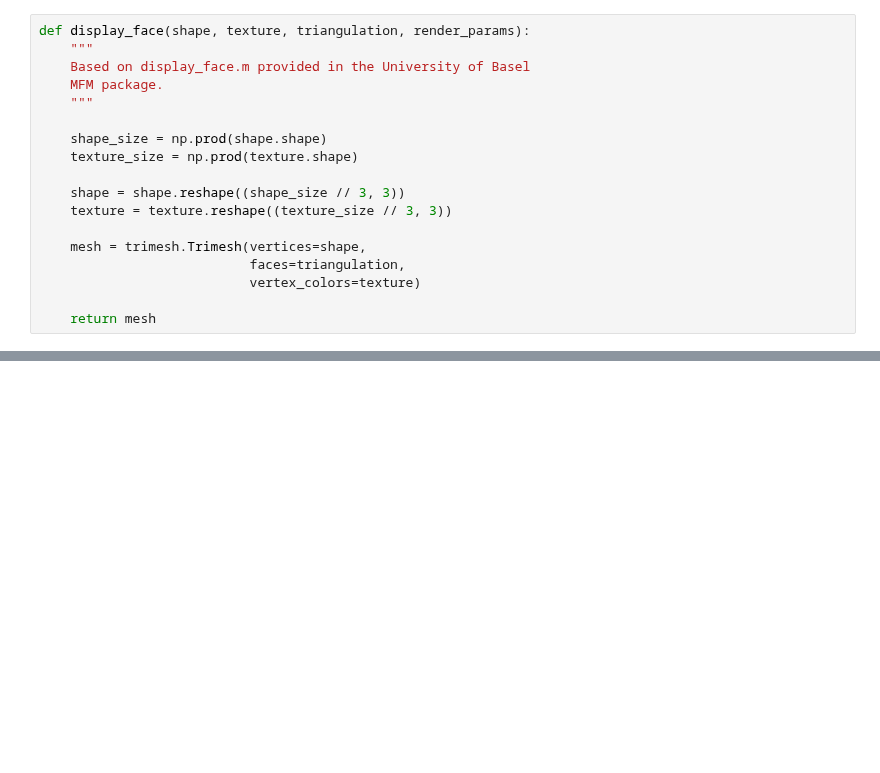
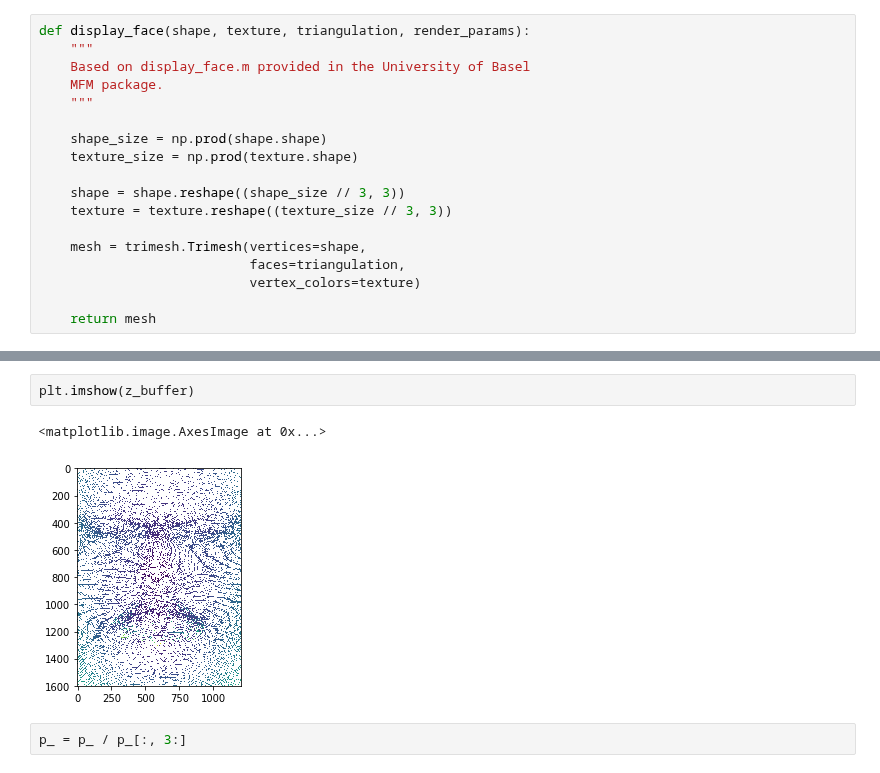
Before and after one commit to gergely-flamich/MorphableFaceModel, a Jupyter notebook: code/Morphable Face Model.ipynb, the cells around one changed output, grey strips where cells are left out. Drawn from its saved outputs; the diff is of its cells as text; blank space fills up the shorter version.

```diff
--- a/code/Morphable Face Model.ipynb
+++ b/code/Morphable Face Model.ipynb
@@ -88,0 +866,7 @@ face.show()
+# %%
+plt.imshow(z_buffer)
+# %% [output]
+<matplotlib.image.AxesImage at 0x...>
+[figure, added]
+# %%
+p_ = p_ / p_[:, 3:]
```
Also changed, not shown: parts of 15 cells of this notebook.
